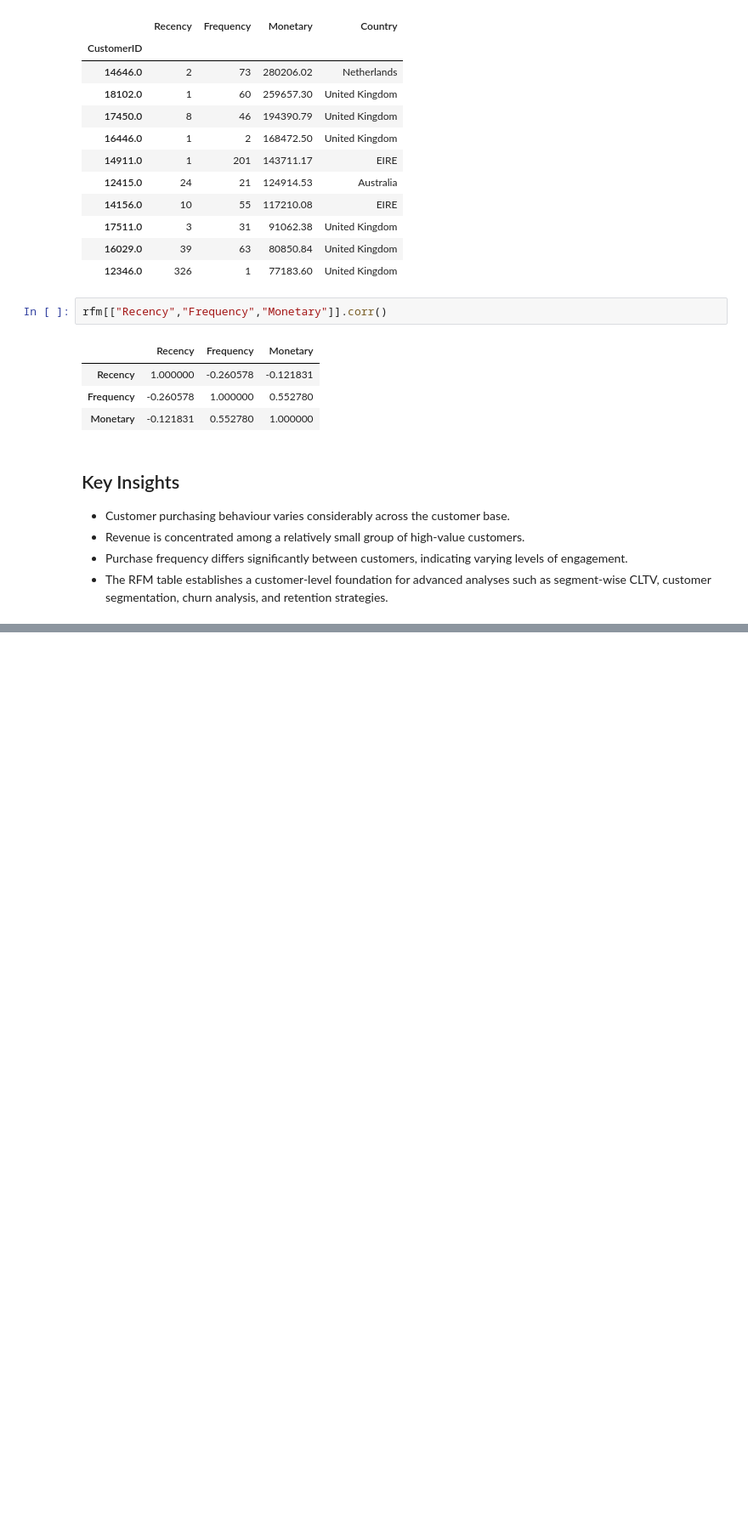
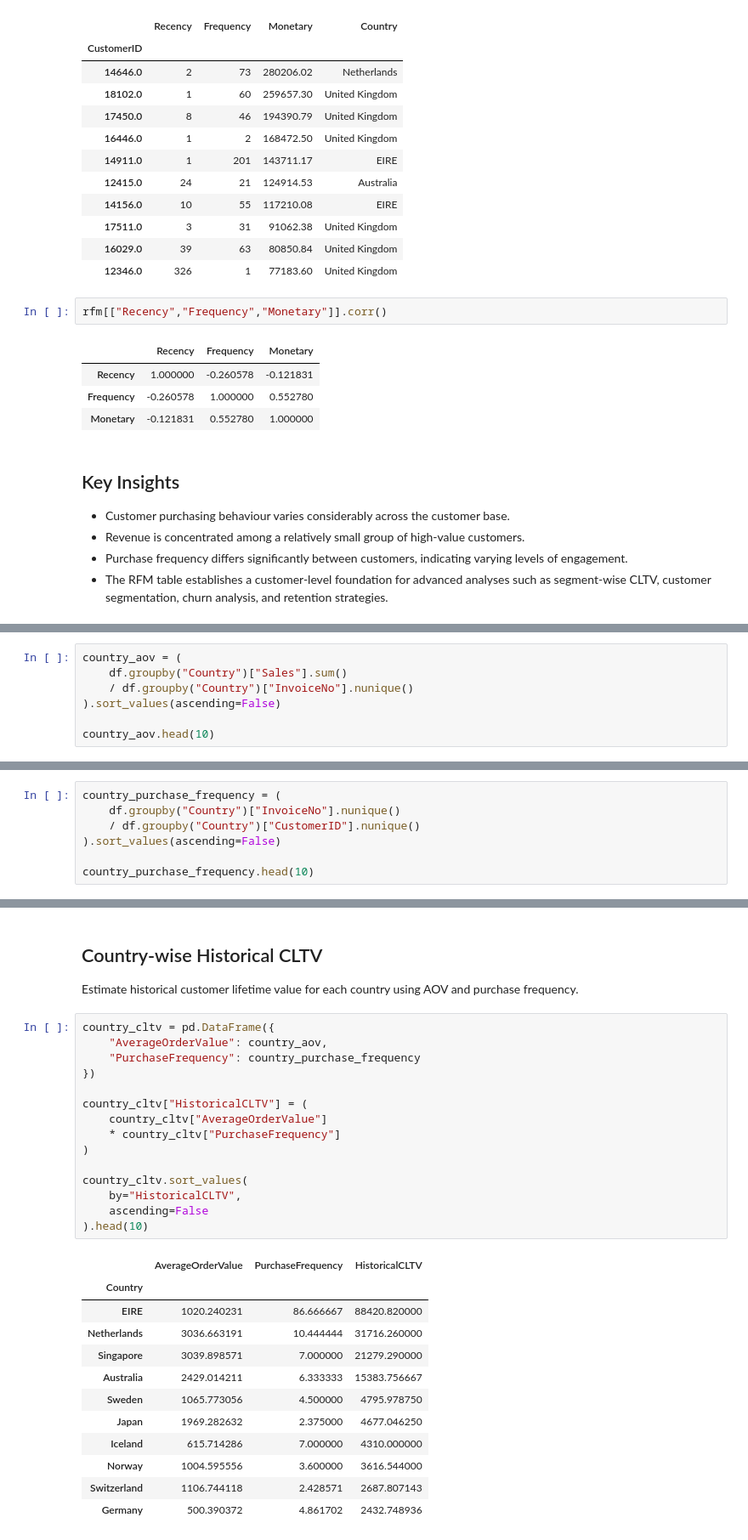
Before and after one commit to Adithyan-7/infotact-group5-data-analytics, a Jupyter notebook: notebooks/04_cltv_analysis.ipynb, the cells around one changed output, grey strips where cells are left out. Shown at 85% size. Cells and saved outputs as stored; diff of their text form; blank space fills up the shorter version.

```diff
--- a/notebooks/04_cltv_analysis.ipynb
+++ b/notebooks/04_cltv_analysis.ipynb
@@ -293,0 +299,7 @@ rfm[["Recency","Frequency","Monetary"]].corr()
+# %%
+country_aov = (
+    df.groupby("Country")["Sales"].sum()
+    / df.groupby("Country")["InvoiceNo"].nunique()
+).sort_values(ascending=False)
+
+country_aov.head(10)
@@ -293,0 +322,7 @@ rfm[["Recency","Frequency","Monetary"]].corr()
+# %%
+country_purchase_frequency = (
+    df.groupby("Country")["InvoiceNo"].nunique()
+    / df.groupby("Country")["CustomerID"].nunique()
+).sort_values(ascending=False)
+
+country_purchase_frequency.head(10)
@@ -293,0 +342,31 @@ rfm[["Recency","Frequency","Monetary"]].corr()
+# %% [markdown]
+## Country-wise Historical CLTV
+Estimate historical customer lifetime value for each country using AOV and purchase frequency.
+# %%
+country_cltv = pd.DataFrame({
+    "AverageOrderValue": country_aov,
+    "PurchaseFrequency": country_purchase_frequency
+})
+
+country_cltv["HistoricalCLTV"] = (
+    country_cltv["AverageOrderValue"]
+    * country_cltv["PurchaseFrequency"]
+)
+
+country_cltv.sort_values(
+    by="HistoricalCLTV",
+    ascending=False
+).head(10)
+# %% [output]
+|  | AverageOrderValue | PurchaseFrequency | HistoricalCLTV |
+| Country |  |  |  |
+| EIRE | 1020.240231 | 86.666667 | 88420.820000 |
+| Netherlands | 3036.663191 | 10.444444 | 31716.260000 |
+| Singapore | 3039.898571 | 7.000000 | 21279.290000 |
+| Australia | 2429.014211 | 6.333333 | 15383.756667 |
+| Sweden | 1065.773056 | 4.500000 | 4795.978750 |
+| Japan | 1969.282632 | 2.375000 | 4677.046250 |
+| Iceland | 615.714286 | 7.000000 | 4310.000000 |
+| Norway | 1004.595556 | 3.600000 | 3616.544000 |
+| Switzerland | 1106.744118 | 2.428571 | 2687.807143 |
+| Germany | 500.390372 | 4.861702 | 2432.748936 |
```
Also changed, not shown: parts of 8 cells of this notebook.
